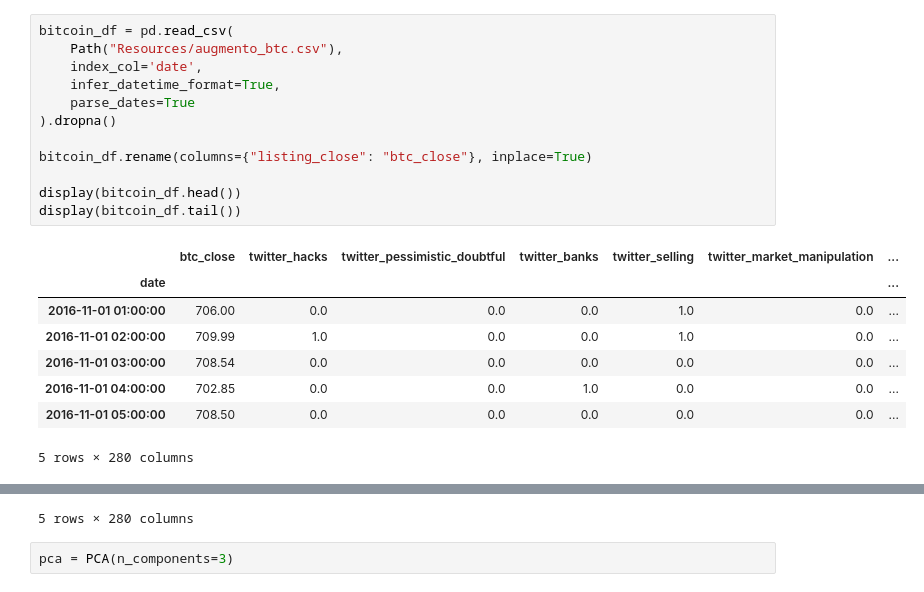
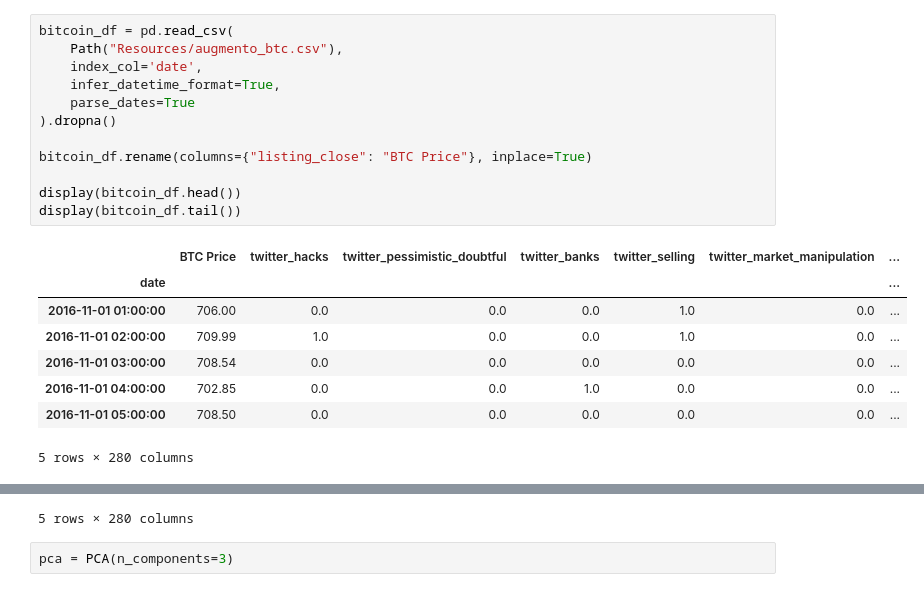
Before and after one commit to Chrisdeleon91/Algorithmic-Trading-Project-2, a Jupyter notebook: Project2_AUG_BTC_PCA.ipynb, the cells around one changed output, grey strips where cells are left out. Cells and saved outputs as stored; diff of their text form.

```diff
--- a/Project2_AUG_BTC_PCA.ipynb
+++ b/Project2_AUG_BTC_PCA.ipynb
@@ -10,17 +10,17 @@ from sklearn.decomposition import PCA
 # %%
 bitcoin_df = pd.read_csv(
     Path("Resources/augmento_btc.csv"),
     index_col='date',
     infer_datetime_format=True,
     parse_dates=True
 ).dropna()
 
-bitcoin_df.rename(columns={"listing_close": "btc_close"}, inplace=True)
+bitcoin_df.rename(columns={"listing_close": "BTC Price"}, inplace=True)
 
 display(bitcoin_df.head())
 display(bitcoin_df.tail())
 # %% [output]
-|  | btc_close | twitter_hacks | twitter_pessimistic_doubtful | twitter_banks | twitter_selling | twitter_market_manipulation | ... |
+|  | BTC Price | twitter_hacks | twitter_pessimistic_doubtful | twitter_banks | twitter_selling | twitter_market_manipulation | ... |
 | date |  |  |  |  |  |  | ... |
 | 2016-11-01 01:00:00 | 706.00 | 0.0 | 0.0 | 0.0 | 1.0 | 0.0 | ... |
 | 2016-11-01 02:00:00 | 709.99 | 1.0 | 0.0 | 0.0 | 1.0 | 0.0 | ... |
```
Also changed, not shown: parts of 2 cells of this notebook, 8 other files.
